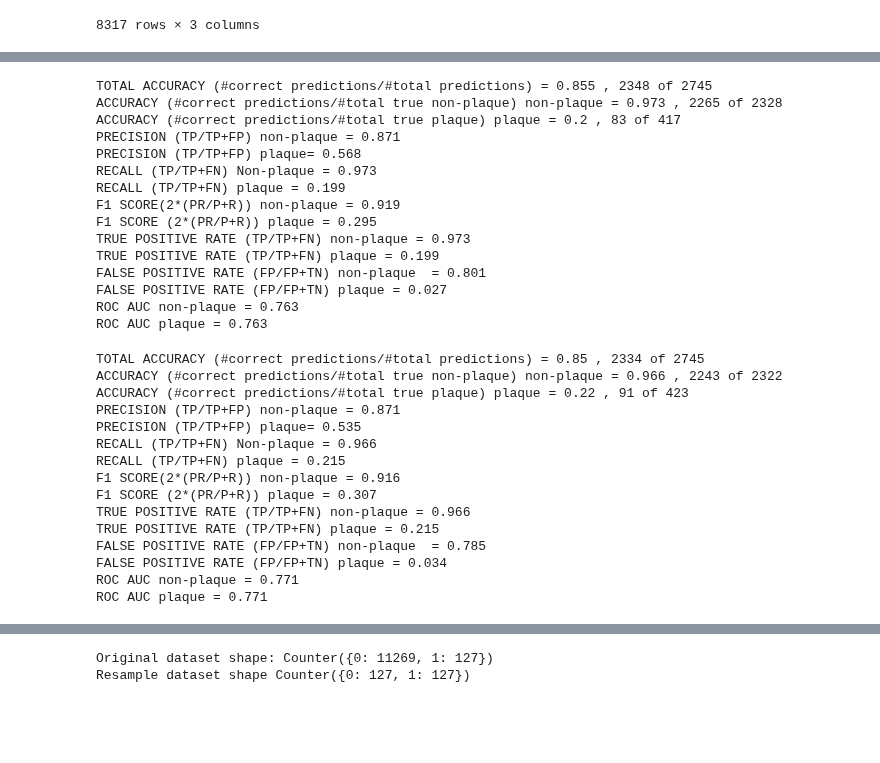
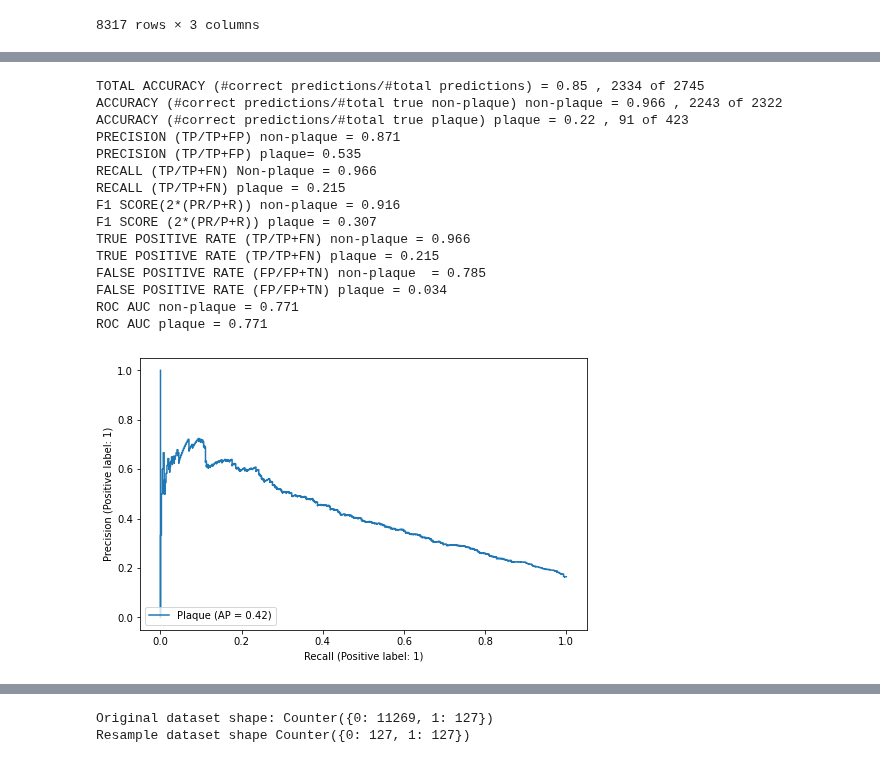
Before and after one commit to dmnburrows/spatial_transcriptomics, a Jupyter notebook: plaque_classify.ipynb, the cells around one changed output, grey strips where cells are left out. Saved outputs shown, nothing was run; the diff lists cells and outputs as text; code cells hidden in the pictures; blank space fills up the shorter version.

```diff
--- a/plaque_classify.ipynb
+++ b/plaque_classify.ipynb
@@ -439,0 +429,5 @@ sorted(sklearn.metrics.SCORERS.keys()).values
+# %%
+# get CV working to take mean of weights, try on test
+from sklearn.linear_model import LogisticRegressionCV
+model = LogisticRegressionCV(max_iter=1000, penalty='l2', cv=5)
+model
@@ -439,0 +436,5 @@ sorted(sklearn.metrics.SCORERS.keys()).values
+# %%
+model.fit(X_train, y_train) #modifies model in place
+
+# Get the estimated coefficients (weights) from the model
+average_weights = model.coef_.mean(axis=0)
@@ -445,41 +558,26 @@ pred_prob = clf.predict_proba(X_test)
 true = y_test.values
 pf.report_metrics(true, pred, pred_prob)
 # %% [output]
-TOTAL ACCURACY (#correct predictions/#total predictions) = 0.855 , 2348 of 2745
-ACCURACY (#correct predictions/#total true non-plaque) non-plaque = 0.973 , 2265 of 2328
-ACCURACY (#correct predictions/#total true plaque) plaque = 0.2 , 83 of 417
+TOTAL ACCURACY (#correct predictions/#total predictions) = 0.85 , 2334 of 2745
+ACCURACY (#correct predictions/#total true non-plaque) non-plaque = 0.966 , 2243 of 2322
+ACCURACY (#correct predictions/#total true plaque) plaque = 0.22 , 91 of 423
 PRECISION (TP/TP+FP) non-plaque = 0.871
-PRECISION (TP/TP+FP) plaque= 0.568
-RECALL (TP/TP+FN) Non-plaque = 0.973
-RECALL (TP/TP+FN) plaque = 0.199
-F1 SCORE(2*(PR/P+R)) non-plaque = 0.919
-F1 SCORE (2*(PR/P+R)) plaque = 0.295
-TRUE POSITIVE RATE (TP/TP+FN) non-plaque = 0.973
-TRUE POSITIVE RATE (TP/TP+FN) plaque = 0.199
-FALSE POSITIVE RATE (FP/FP+TN) non-plaque  = 0.801
-FALSE POSITIVE RATE (FP/FP+TN) plaque = 0.027
-ROC AUC non-plaque = 0.763
-ROC AUC plaque = 0.763
+PRECISION (TP/TP+FP) plaque= 0.535
+RECALL (TP/TP+FN) Non-plaque = 0.966
+RECALL (TP/TP+FN) plaque = 0.215
+F1 SCORE(2*(PR/P+R)) non-plaque = 0.916
+F1 SCORE (2*(PR/P+R)) plaque = 0.307
+TRUE POSITIVE RATE (TP/TP+FN) non-plaque = 0.966
+TRUE POSITIVE RATE (TP/TP+FN) plaque = 0.215
+FALSE POSITIVE RATE (FP/FP+TN) non-plaque  = 0.785
+FALSE POSITIVE RATE (FP/FP+TN) plaque = 0.034
+ROC AUC non-plaque = 0.771
+ROC AUC plaque = 0.771
-# %%
-#Fit model and predict
-clf = LogisticRegression(max_iter=1000, penalty='l2').fit(X_train, y_train)
-pred = clf.predict(X_test)
-pred_prob = clf.predict_proba(X_test)
-true = y_test.values
-pf.report_metrics(true, pred, pred_prob)
-# %% [output]
-TOTAL ACCURACY (#correct predictions/#total predictions) = 0.85 , 2334 of 2745
-ACCURACY (#correct predictions/#total true non-plaque) non-plaque = 0.966 , 2243 of 2322
-ACCURACY (#correct predictions/#total true plaque) plaque = 0.22 , 91 of 423
-PRECISION (TP/TP+FP) non-plaque = 0.871
-PRECISION (TP/TP+FP) plaque= 0.535
-RECALL (TP/TP+FN) Non-plaque = 0.966
-RECALL (TP/TP+FN) plaque = 0.215
-F1 SCORE(2*(PR/P+R)) non-plaque = 0.916
-F1 SCORE (2*(PR/P+R)) plaque = 0.307
-TRUE POSITIVE RATE (TP/TP+FN) non-plaque = 0.966
-TRUE POSITIVE RATE (TP/TP+FN) plaque = 0.215
-FALSE POSITIVE RATE (FP/FP+TN) non-plaque  = 0.785
-FALSE POSITIVE RATE (FP/FP+TN) plaque = 0.034
-ROC AUC non-plaque = 0.771
-ROC AUC plaque = 0.771
+# %%
+from sklearn.metrics import PrecisionRecallDisplay
+fig, ax = plt.subplots(figsize=(8, 5))
+PrecisionRecallDisplay.from_estimator(
+    clf, X_test, y_test, name="Plaque", pos_label=1, ax=ax)
+plt.show()
+# %% [output]
+[figure, added]
```
Also changed, not shown: parts of 23 cells of this notebook, 1 other file.
